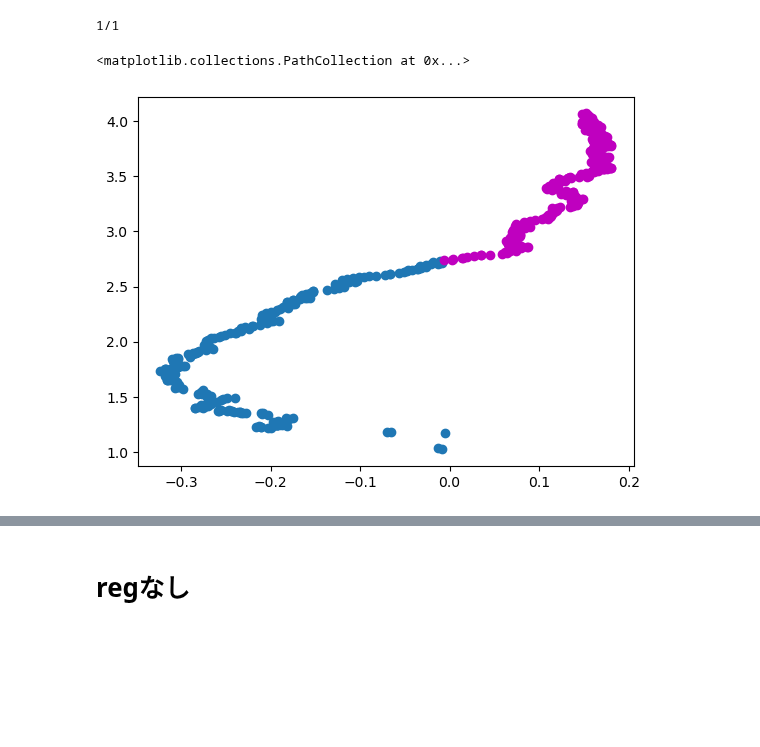
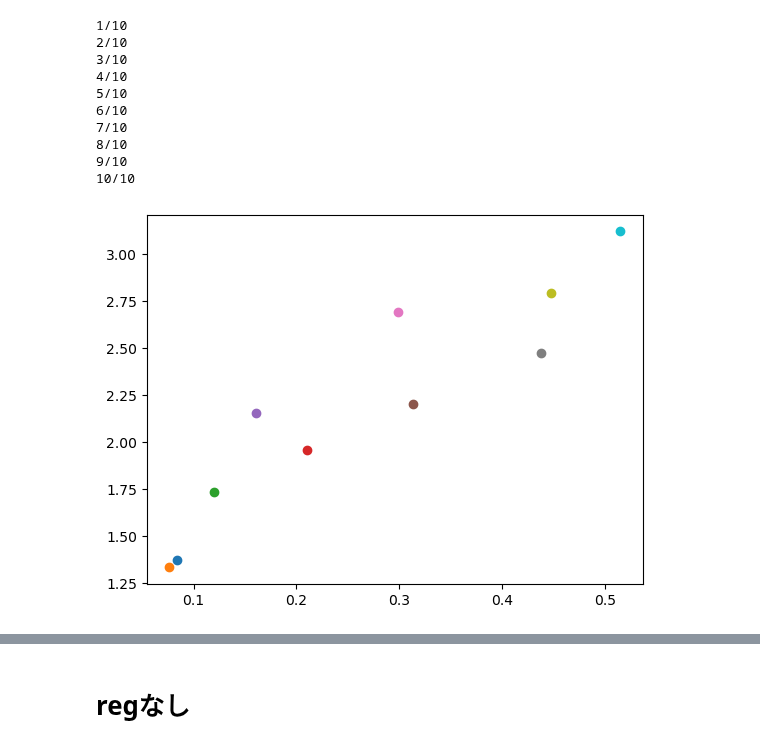
Before and after one commit to monarsan/robust-GAN, a Jupyter notebook: work/suto.ipynb, the cells around one changed output, grey strips where cells are left out. Drawn from its saved outputs; the diff is of its cells as text; code cells hidden in the pictures; blank space fills up the shorter version.

```diff
--- a/work/suto.ipynb
+++ b/work/suto.ipynb
@@ -5,9 +5,9 @@ import matplotlib.pyplot as plt
 import warnings
 warnings.filterwarnings('ignore')
 # %%
-n = 300
+n = 600
 m = 3*n
-eps = 0
+eps = 0.0
 par_mu = 0
 par_sd = np.sqrt(1)
 out_mu = 5
@@ -15,10 +15,10 @@ out_sd = np.sqrt(1)
 par_reg = 0.01
 true_alpha = [par_mu, par_sd]
 
-exper_iter = 1 #デバッグ後変える
+exper_iter = 10 #デバッグ後変える
 mm_iter = 500
 L = 2
-learn_par = 1
+learn_par = 0.1
 dicay_par = 0.5
 
 def sigmoid(x):
@@ -35,13 +35,16 @@ def g_lo(t, s):
 # %%
 res = [0 for i in range(exper_iter)]
 for i in range(exper_iter):
+
+    eps += 0.1/exper_iter
+
     print("%d/%d" %(i+1, exper_iter))
     data = np.random.normal(loc = par_mu, scale = par_sd, size = int(n*(1-eps)))
     contamination = np.random.normal(loc = out_mu, scale = out_sd, size = (n - int(n*(1-eps))))
     data = np.concatenate([data, contamination])
     np.random.shuffle(data)
     alpha_hist = []
-    alpha = (np.mean(data), np.std(data)**2)
+    alpha = np.array([np.mean(data), np.std(data)**2])
     for j in range(1, mm_iter+1):
         z = np.random.normal(loc=alpha[0], scale=np.sqrt(alpha[1]), size = m)
         def major_func(par, past_par):
@@ -49,7 +52,7 @@ for i in range(exper_iter):
             A = np.mean(g_lo(np.dot(np.stack([z, z**2], axis=1),new_beta) - new_b, np.dot(np.stack([z, z**2], axis=1),beta) - b))
             B = np.mean(g_lo(np.dot(np.stack([data, data**2], axis=1),new_beta) - new_b, np.dot(np.stack([data, data**2], axis=1),beta) - b))
             reg = par_reg*np.sum(np.sqrt(par**2))
-            return -(A-B)
+            return -(A-B) + reg
         l = 0; par = np.random.normal(scale = 0.1, size = 3)
         while(l<L):
             op = minimize(major_func, x0 = np.zeros(3), args = par)
@@ -57,10 +60,12 @@ for i in range(exper_iter):
             l+=1
         # ここから下よくわからん
         alpha_m = alpha[0]; alpha_v = alpha[1]
+        # 分散をてきとーになおしてみた
+        #mgrad = np.stack([(z-alpha_m)/alpha_v, ((z-alpha_m)**2)/(2*alpha_v)-alpha_v], axis = 1)
         mgrad = np.stack([(z-alpha_m)/alpha_v, ((z-alpha_m)**2-alpha_v)/(2*alpha_v)], axis = 1)
         sig_ = sigmoid(np.dot(np.stack([z, z**2], axis=1),par[0:2])- par[2])[:,np.newaxis]
 
-        tmp_alpha = alpha - learn_par/j**dicay_par * np.mean(mgrad*sig_, axis = 0)
+        tmp_alpha = alpha*(1-learn_par*par_reg*0.1) - learn_par/j**dicay_par * np.mean(mgrad*sig_, axis = 0)
         discount = 0.5; cnt = 1
         while tmp_alpha[1] < 0:
             tmp_alpha = alpha - learn_par/j**dicay_par * discount**cnt * np.mean(mgrad*sig_, axis = 0)
@@ -69,13 +74,22 @@ for i in range(exper_iter):
         alpha = tmp_alpha
         alpha_hist.append(alpha)
     res[i] = alpha_hist
-npres = np.array(res)[0]
-half = int(mm_iter/2)
-x = npres[:, 0][:half]; y=npres[:,1][:half]
-plt.scatter(x,y)
-x = npres[:, 0][half:]; y=npres[:,1][half:]
-plt.scatter(x,y, color ="m")
 # %% [output]
-1/1
+1/10
+2/10
+3/10
+4/10
+5/10
+6/10
+7/10
+8/10
+9/10
+10/10
-<matplotlib.collections.PathCollection at 0x...>
-[figure, removed]
+# %%
+# change eps 0.01 to 0.1
+npres = np.array(res)
+for i in range(npres.shape[0]):
+    plt.scatter(npres[i][-1][0], npres[i][-1][1])
+plt.savefig("experiment/fix_SGD_and_tune_lambda.png")
+# %% [output]
+[figure, added]
```
Also changed, not shown: parts of 7 cells of this notebook.
